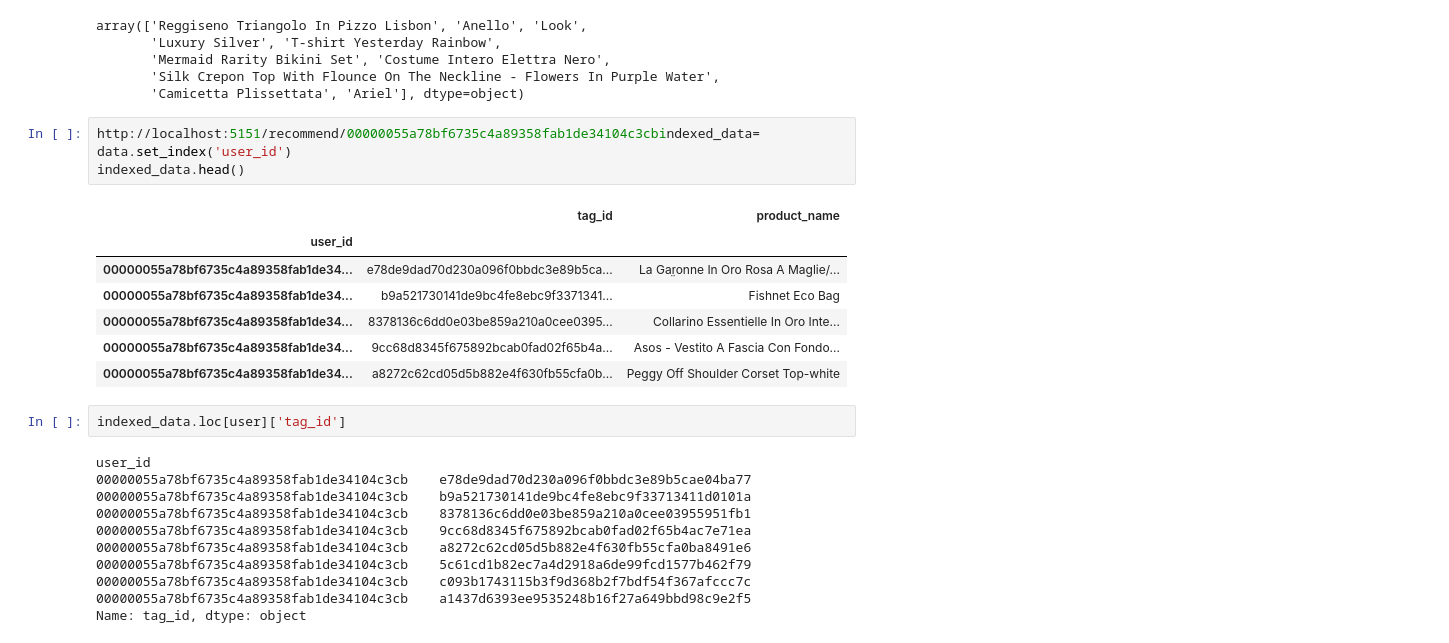
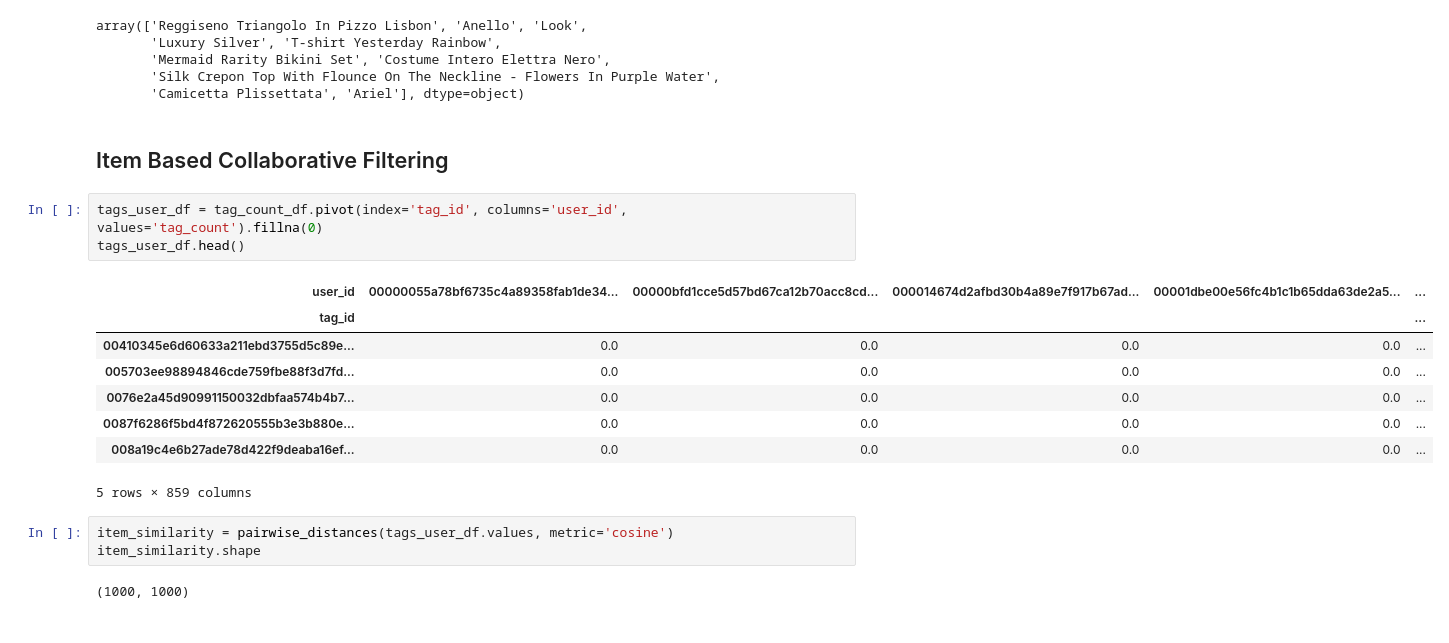
Before and after one commit to hjlopes/collaborative-filtering, a Jupyter notebook: notebooks/EDA and Base Collaborative Engine.ipynb, the cells around one changed output. Drawn from its saved outputs; the diff is of its cells as text.

Commit message:
Added Item base recommendation

```diff
--- a/notebooks/EDA and Base Collaborative Engine.ipynb
+++ b/notebooks/EDA and Base Collaborative Engine.ipynb
@@ -337,27 +339,22 @@ array(['Reggiseno Triangolo In Pizzo Lisbon', 'Anello', 'Look',
        'Mermaid Rarity Bikini Set', 'Costume Intero Elettra Nero',
        'Silk Crepon Top With Flounce On The Neckline - Flowers In Purple Water',
        'Camicetta Plissettata', 'Ariel'], dtype=object)
-# %%
-http://localhost:5151/recommend/00000055a78bf6735c4a89358fab1de34104c3cbindexed_data= data.set_index('user_id')
-indexed_data.head()
-# %% [output]
-|  | tag_id | product_name |
-| user_id |  |  |
-| 00000055a78bf6735c4a89358fab1de34... | e78de9dad70d230a096f0bbdc3e89b5ca... | La Gar̤onne In Oro Rosa A Maglie/... |
-| 00000055a78bf6735c4a89358fab1de34... | b9a521730141de9bc4fe8ebc9f3371341... | Fishnet Eco Bag |
-| 00000055a78bf6735c4a89358fab1de34... | 8378136c6dd0e03be859a210a0cee0395... | Collarino Essentielle In Oro Inte... |
-| 00000055a78bf6735c4a89358fab1de34... | 9cc68d8345f675892bcab0fad02f65b4a... | Asos - Vestito A Fascia Con Fondo... |
-| 00000055a78bf6735c4a89358fab1de34... | a8272c62cd05d5b882e4f630fb55cfa0b... | Peggy Off Shoulder Corset Top-white |
-# %%
-indexed_data.loc[user]['tag_id']
-# %% [output]
-user_id
-00000055a78bf6735c4a89358fab1de34104c3cb    e78de9dad70d230a096f0bbdc3e89b5cae04ba77
-00000055a78bf6735c4a89358fab1de34104c3cb    b9a521730141de9bc4fe8ebc9f33713411d0101a
-00000055a78bf6735c4a89358fab1de34104c3cb    8378136c6dd0e03be859a210a0cee03955951fb1
-00000055a78bf6735c4a89358fab1de34104c3cb    9cc68d8345f675892bcab0fad02f65b4ac7e71ea
-00000055a78bf6735c4a89358fab1de34104c3cb    a8272c62cd05d5b882e4f630fb55cfa0ba8491e6
-00000055a78bf6735c4a89358fab1de34104c3cb    5c61cd1b82ec7a4d2918a6de99fcd1577b462f79
-00000055a78bf6735c4a89358fab1de34104c3cb    c093b1743115b3f9d368b2f7bdf54f367afccc7c
-00000055a78bf6735c4a89358fab1de34104c3cb    a1437d6393ee9535248b16f27a649bbd98c9e2f5
-Name: tag_id, dtype: object
+# %% [markdown]
+## Item Based Collaborative Filtering
+# %%
+tags_user_df = tag_count_df.pivot(index='tag_id', columns='user_id', values='tag_count').fillna(0)
+tags_user_df.head()
+# %% [output]
+| user_id | 00000055a78bf6735c4a89358fab1de34... | 00000bfd1cce5d57bd67ca12b70acc8cd... | 000014674d2afbd30b4a89e7f917b67ad... | 00001dbe00e56fc4b1c1b65dda63de2a5... | ... |
+| tag_id |  |  |  |  | ... |
+| 00410345e6d60633a211ebd3755d5c89e... | 0.0 | 0.0 | 0.0 | 0.0 | ... |
+| 005703ee98894846cde759fbe88f3d7fd... | 0.0 | 0.0 | 0.0 | 0.0 | ... |
+| 0076e2a45d90991150032dbfaa574b4b7... | 0.0 | 0.0 | 0.0 | 0.0 | ... |
+| 0087f6286f5bd4f872620555b3e3b880e... | 0.0 | 0.0 | 0.0 | 0.0 | ... |
+| 008a19c4e6b27ade78d422f9deaba16ef... | 0.0 | 0.0 | 0.0 | 0.0 | ... |
+5 rows × 859 columns
+# %%
+item_similarity = pairwise_distances(tags_user_df.values, metric='cosine')
+item_similarity.shape
+# %% [output]
+(1000, 1000)
```
Also changed, not shown: parts of 5 cells of this notebook.
